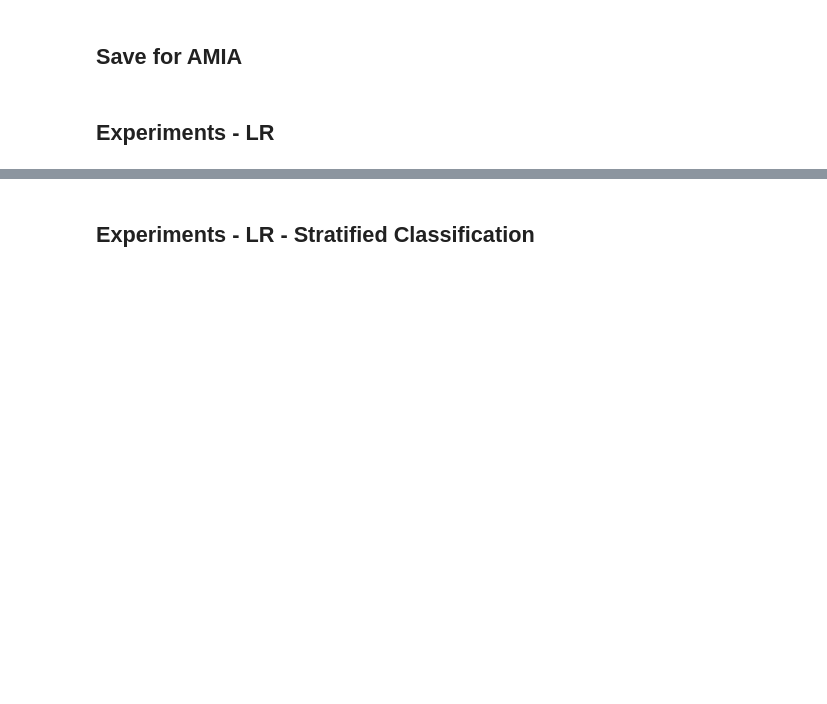
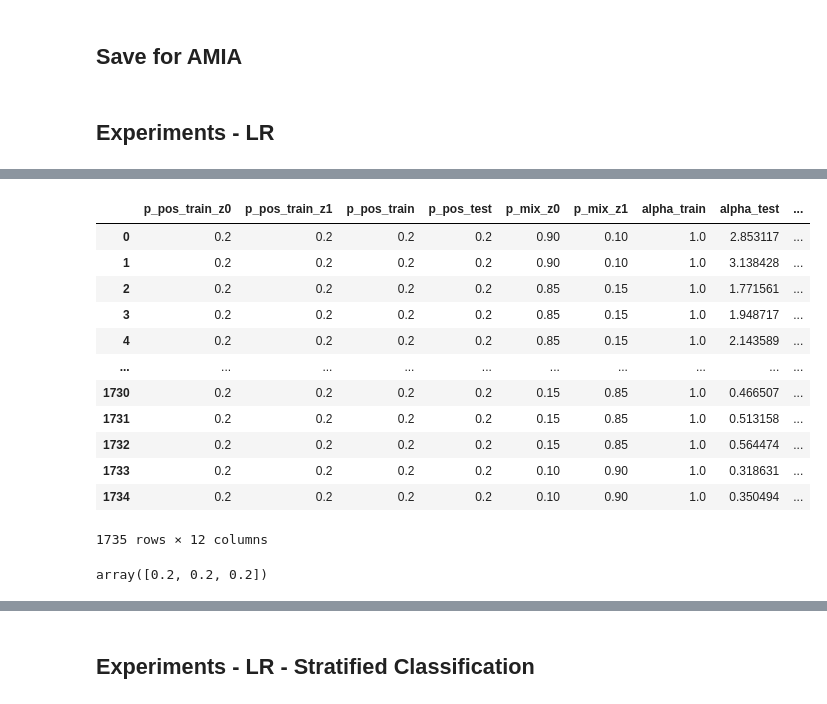
Before and after one commit to LinguisticAnomalies/DeconDTN, a Jupyter notebook: notebooks_xiruo/[test] Logistic Regression.ipynb, the cells around one changed output, grey strips where cells are left out. Cells and saved outputs as stored; diff of their text form; code cells hidden in the pictures; blank space fills up the shorter version.

```diff
--- a/notebooks_xiruo/[test] Logistic Regression.ipynb
+++ b/notebooks_xiruo/[test] Logistic Regression.ipynb
@@ -500,6 +503,9 @@ for combination in itertools.product(p_pos_train_z0_ls,
         # if not (round(number_setting['mix_param_dict']['C_y'], 4) in [0.2,0.48,0.72]):
         #     continue
 
+        if not (round(number_setting['mix_param_dict']['C_y'], 1) in [0.5]):
+            continue
+
         if round(number_setting['mix_param_dict']['alpha_train'], 4) not in [1, 1.5, 0.6667, 2, 0.5, 3, 0.3333, 4, 0.25, 6, 0.1667]:
                     continue
 
@@ -1441,8 +1712,8 @@ import warnings; warnings.simplefilter('ignore')
 
 ##### Used for AMIA Paper
 # transform = "Sentence-BERT"
-# transform = "binaryUnigram"
-transform = "tfidf"
+transform = "binaryUnigram"
+# transform = "tfidf"
 
 runs = 5
 
@@ -1451,24 +1722,25 @@ vectorizer = CountVectorizer(binary=True, min_df=1, stop_words='english')
 
 
 ### Hate Speech
-z_Categories = ["dynGen", "wsf"]  # the order here matters! Should match with df0, df1
-label='label_binary'
+# z_Categories = ["dynGen", "wsf"]  # the order here matters! Should match with df0, df1
+# label='label_binary'
+# n_zCats = len(z_Categories)
+# txt_col="text"
+# domain_col = "dfSource"
+# df0 = df_dynGen
+# df1 = df_wsf
+# outdir = f"../output/regressionHateSpeechBalanceAlpha"
+
+### SHAC
+z_Categories = ["uw", "mimic"]  # the order here matters! Should match with df0, df1
+label='Drug'
 n_zCats = len(z_Categories)
 txt_col="text"
-domain_col = "dfSource"
-df0 = df_dynGen
-df1 = df_wsf
-outdir = f"../output/regressionHateSpeechBalanceAlpha"
-
-### SHAC
-# z_Categories = ["uw", "mimic"]  # the order here matters! Should match with df0, df1
-# label='Drug'
-# n_zCats = len(z_Categories)
-# txt_col="text"
-# domain_col = "location"
-# df0 = df_shac_uw
-# df1 = df_shac_mimic
+domain_col = "location"
+df0 = df_shac_uw
+df1 = df_shac_mimic
 # outdir = f"../output/regressionSHACBalanceAlpha"
+outdir = f"../output/regression_onlyAlpha_Train_1_SHACBalanceAlpha"
 
 ### CivilComments from WILDS, by christian
 # z_Categories = ["christian", "nonchristian"]  # the order here matters! Should match with df0, df1
@@ -1868,3 +2148,25 @@ df_eval.shape
+# %%
+tmp_df = pd.DataFrame([st['mix_param_dict'] for st in valid_n_full_settings])
+# %%
+tmp_df
+# %% [output]
+|  | p_pos_train_z0 | p_pos_train_z1 | p_pos_train | p_pos_test | p_mix_z0 | p_mix_z1 | alpha_train | alpha_test | ... |
+| 0 | 0.2 | 0.2 | 0.2 | 0.2 | 0.90 | 0.10 | 1.0 | 2.853117 | ... |
+| 1 | 0.2 | 0.2 | 0.2 | 0.2 | 0.90 | 0.10 | 1.0 | 3.138428 | ... |
+| 2 | 0.2 | 0.2 | 0.2 | 0.2 | 0.85 | 0.15 | 1.0 | 1.771561 | ... |
+| 3 | 0.2 | 0.2 | 0.2 | 0.2 | 0.85 | 0.15 | 1.0 | 1.948717 | ... |
+| 4 | 0.2 | 0.2 | 0.2 | 0.2 | 0.85 | 0.15 | 1.0 | 2.143589 | ... |
+| ... | ... | ... | ... | ... | ... | ... | ... | ... | ... |
+| 1730 | 0.2 | 0.2 | 0.2 | 0.2 | 0.15 | 0.85 | 1.0 | 0.466507 | ... |
+| 1731 | 0.2 | 0.2 | 0.2 | 0.2 | 0.15 | 0.85 | 1.0 | 0.513158 | ... |
+| 1732 | 0.2 | 0.2 | 0.2 | 0.2 | 0.15 | 0.85 | 1.0 | 0.564474 | ... |
+| 1733 | 0.2 | 0.2 | 0.2 | 0.2 | 0.10 | 0.90 | 1.0 | 0.318631 | ... |
+| 1734 | 0.2 | 0.2 | 0.2 | 0.2 | 0.10 | 0.90 | 1.0 | 0.350494 | ... |
+1735 rows × 12 columns
+# %%
+tmp_df['p_pos_test'].unique()
+# %% [output]
+array([0.2, 0.2, 0.2])
 # %%
 x_transform_train.shape
 # %%
```
Also changed, not shown: parts of 67 cells of this notebook, 21 other files.
